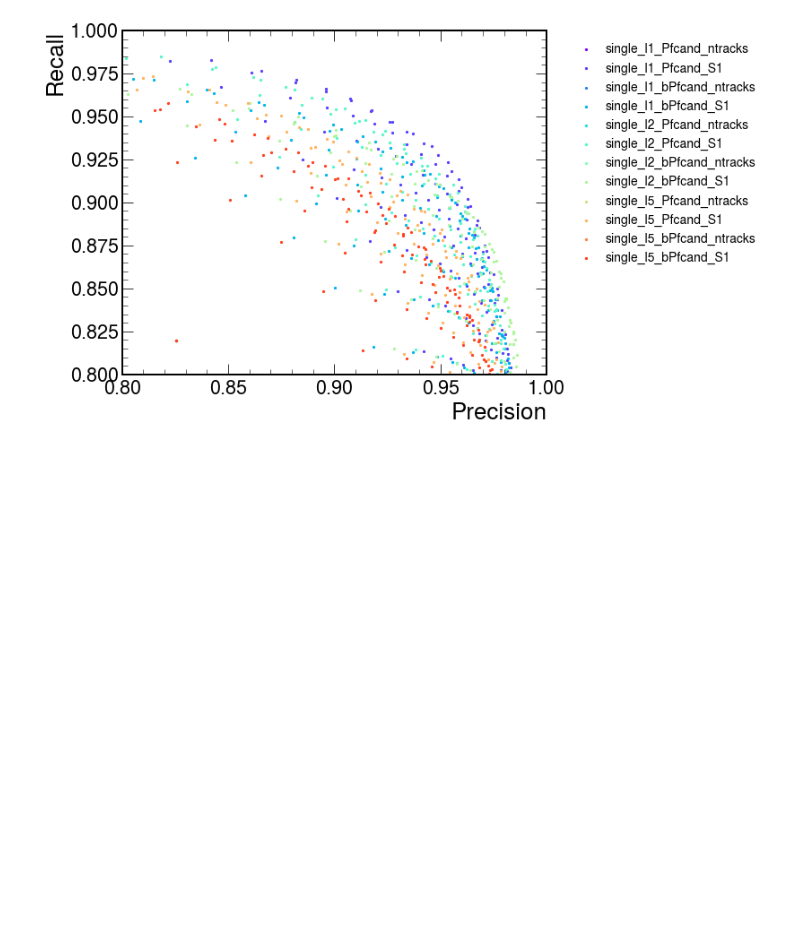
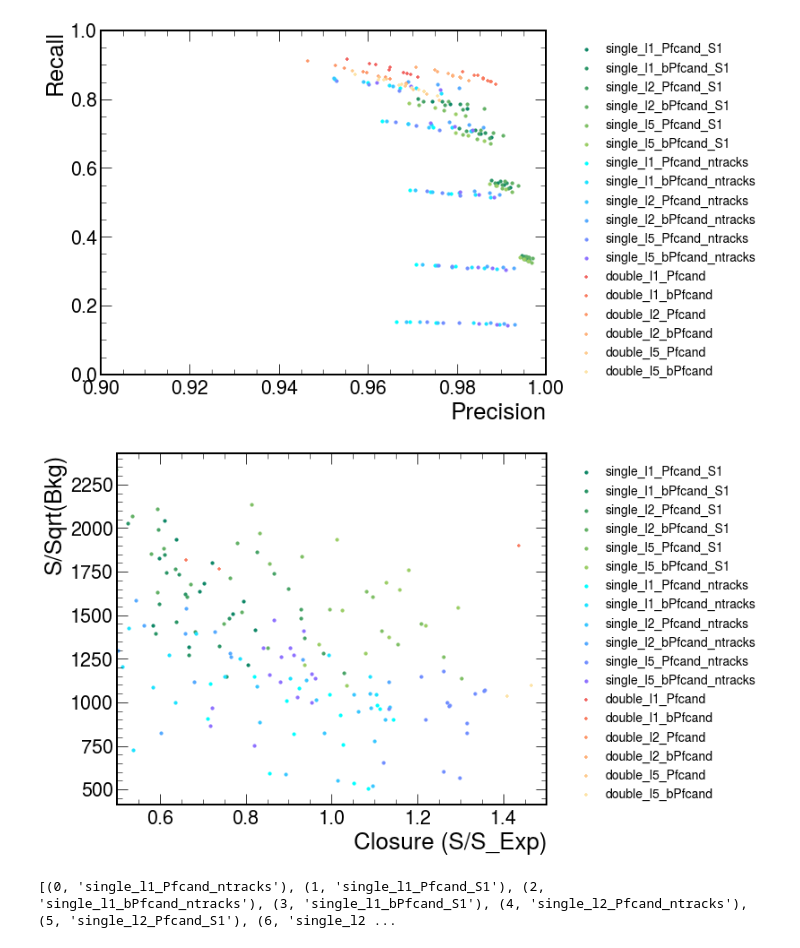
Before and after one commit to SUEPPhysics/deepjet-geometric, a Jupyter notebook: examples/grid_search_analysis.ipynb, the cells around one changed output. Drawn from its saved outputs; the diff is of its cells as text; code cells hidden in the pictures; blank space fills up the shorter version.

```diff
--- a/examples/grid_search_analysis.ipynb
+++ b/examples/grid_search_analysis.ipynb
@@ -9,7 +9,7 @@ import hist
 hep.style.use("CMS")
 mpl.rcParams['figure.facecolor'] = 'white'
 # %%
-scripts = ['suep_single_train.py']
+scripts = ['suep_single_train.py', 'suep_double_train.py']
 disco_vars = ['ntracks', 'S1']
 objs = ['Pfcand', 'bPfcand']
 lambdas = [1, 2, 5]
@@ -50,6 +71,7 @@ y_preds = [r[0] for r in results]
 y_tests = [r[2] for r in results]
 
 for key, y_pred, y_test, color in zip(dirs, y_preds, y_tests, cmap):
+    if 'single' not in key: continue
     pre, rec, _ = precision_recall_curve(y_test, y_pred)
     ax.plot(rec, pre, label=key, color=color)
 
@@ -223,21 +291,71 @@ def precision_recall_2variables(y_pred1, y_pred2, y_true):
 # %%
 fig = plt.figure(figsize=(12,7))
 ax = fig.subplots()
-cmap = plt.cm.rainbow(np.linspace(0, 1, len(dirs)+1))
+
+fig2 = plt.figure(figsize=(12,7))
+ax2 = fig2.subplots()
+
+cmap = plt.cm.summer(np.linspace(0, 1, len(dirs)+1))
+cmap2 = plt.cm.cool(np.linspace(0, 1, len(dirs)+1))
+cmap3 = plt.cm.magma(np.linspace(0, 1, len(dirs)+1))
 
 for r, d, c in zip(results, dirs, cmap):
 
-    pres, recs = precision_recall_2variables(r[0],r[1],r[2])
+    if 'S1' not in d: continue
 
-    ax.scatter(pres, recs, s=5.0, label=d, color=c)
+    xsecs = [0.4,0.5,0.6]
+    ysecs = [0.4,0.5,0.6,0.7]
+    pres, recs = precision_recall_2variables(r[0],r[1],r[2], xsecs, ysecs)
+    ratios, sigs = closure_significance_2variables(r, xsecs, ysecs)
 
-ax.set_xlim(0.8,1)
-ax.set_ylim(0.8,1)
+    ax.scatter(pres, recs, s=10.0, label=d, color=c)
+    ax2.scatter(ratios, sigs, s=10.0, label=d, color=c)
+
+for r, d, c in zip(results, dirs, cmap2):
+
+    if 'ntracks' not in d: continue
+
+    xsecs = [0.4,0.5,0.6]
+    ysecs = [50,60,70,80,90]
+    pres, recs = precision_recall_2variables(r[0],r[1],r[2], xsecs, ysecs)
+    ratios, sigs = closure_significance_2variables(r, xsecs, ysecs)
+
+    ax.scatter(pres, recs, s=10.0, label=d, color=c)
+    ax2.scatter(ratios, sigs, s=10.0, label=d, color=c)
+
+for r, d, c in zip(results, dirs, cmap3):
+
+    if 'double' not in d: continue
+
+    xsecs = [0.4,0.5,0.6]
+    ysecs = [0.4,0.5,0.6]
+    pres, recs = precision_recall_2variables(r[0],r[1],r[2], xsecs, ysecs)
+    ratios, sigs = closure_significance_2variables(r, xsecs, ysecs)
+
+    ax.scatter(pres, recs, s=10.0, label=d, color=c, marker='+')
+    ax2.scatter(ratios, sigs, s=10.0, label=d, color=c, marker='+')
+
+ax.set_xlim(0.9,1)
+ax.set_ylim(0.0,1)
 ax.set_xlabel("Precision")
 ax.set_ylabel("Recall")
 ax.legend(fontsize=14, framealpha=1, facecolor='white', shadow=True, bbox_to_anchor=(1.04,1), loc="upper left")
 fig.tight_layout()
 fig.savefig('{}/precision-recall-curve-2vars'.format(out_dir), bbox_inches='tight')
+
+ax2.set_xlim(0.5,1.5)
+#ax2.set_ylim(0.0,1)
+ax2.set_xlabel("Closure (S/S_Exp)")
+ax2.set_ylabel("S/Sqrt(Bkg)")
+ax2.legend(fontsize=14, framealpha=1, facecolor='white', shadow=True, bbox_to_anchor=(1.04,1), loc="upper left")
+fig2.tight_layout()
+fig2.savefig('{}/sig-closure-curve-2vars'.format(out_dir), bbox_inches='tight')
+
 plt.show()
 # %% [output]
-[figure, old version]
+[figure, new version]
+[figure, added]
+# %%
+print(list(enumerate(dirs)))
+# %% [output]
+[(0, 'single_l1_Pfcand_ntracks'), (1, 'single_l1_Pfcand_S1'), (2, 'single_l1_bPfcand_ntracks'), (3, 'single_l1_bPfcand_S1'), (4, 'single_l2_Pfcand_ntracks'), (5, 'single_l2_Pfcand_S1'), (6, 'single_l2 ...
```
Also changed, not shown: parts of 9 cells of this notebook.
